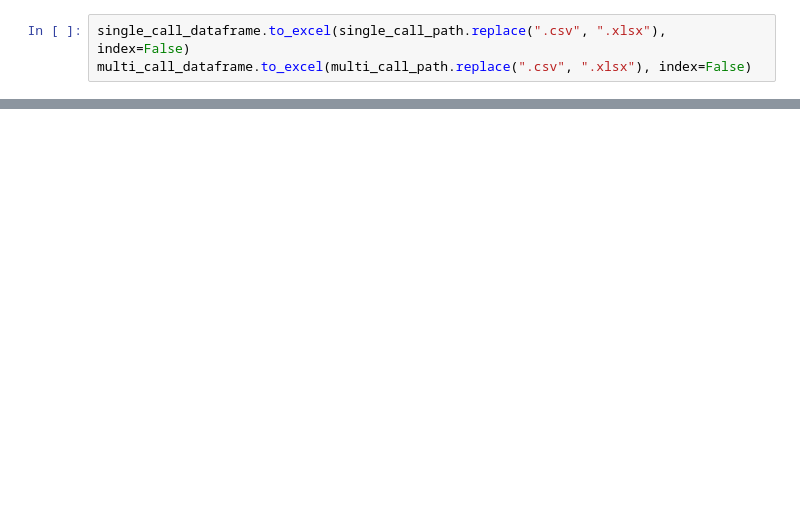
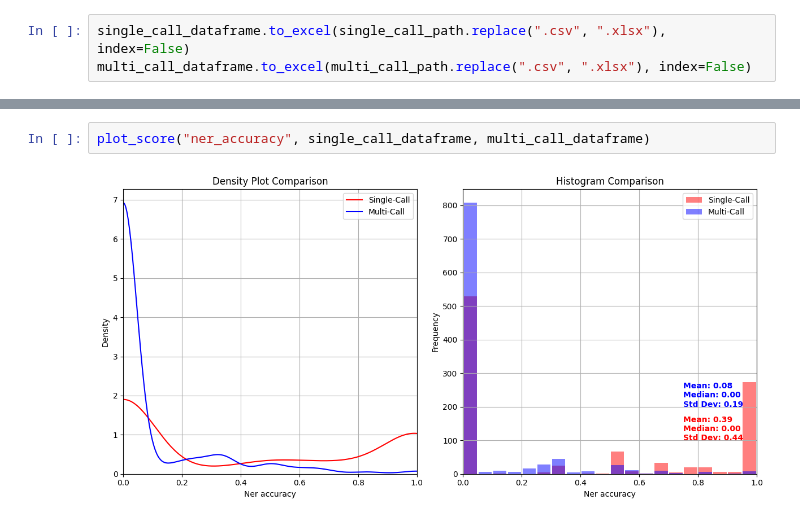
Before and after one commit to gozus19p/Comparative-Analysis-of-Prompt-Strategies-for-LLMs, a Jupyter notebook: notebooks/05. Evaluation.ipynb, the cells around one changed output, grey strips where cells are left out. Drawn from its saved outputs; the diff is of its cells as text; blank space fills up the shorter version.

```diff
--- a/notebooks/05. Evaluation.ipynb
+++ b/notebooks/05. Evaluation.ipynb
@@ -274,0 +303,4 @@ plt.show()
+# %%
+plot_score("ner_accuracy", single_call_dataframe, multi_call_dataframe)
+# %% [output]
+[figure, added]
```
Also changed, not shown: parts of 14 cells of this notebook, 53 other files.
